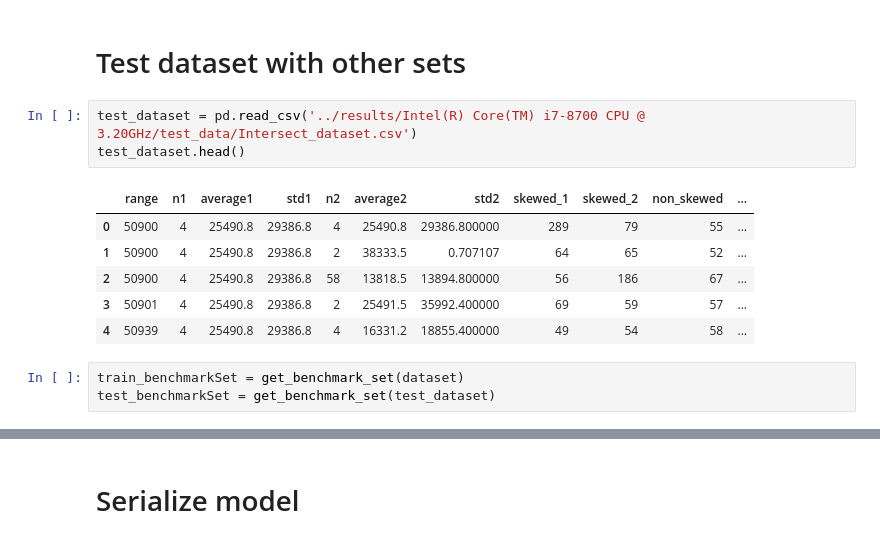
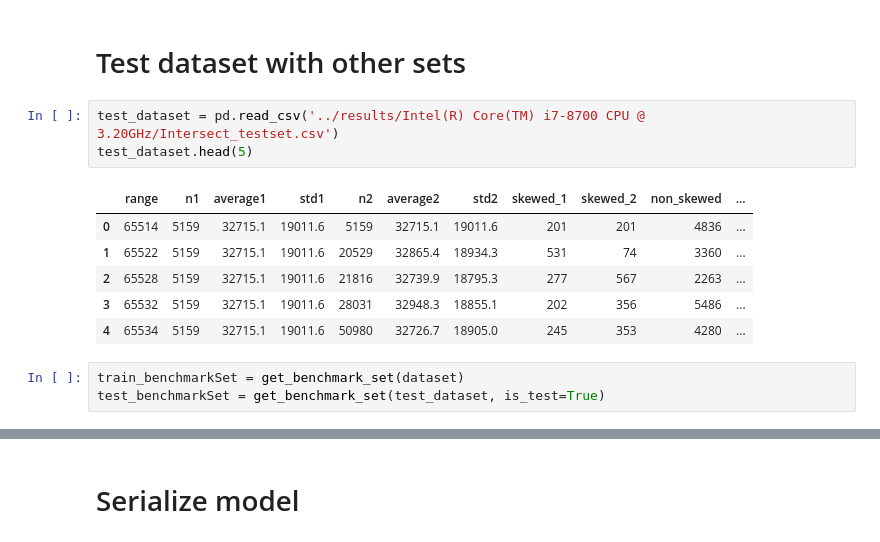
Before and after one commit to piotte13/AI-for-Set-Operations, a Jupyter notebook: Machine Learning/ML Benchmarks.ipynb, the cells around one changed output, grey strips where cells are left out. Cells and saved outputs as stored; diff of their text form.

```diff
--- a/Machine Learning/ML Benchmarks.ipynb
+++ b/Machine Learning/ML Benchmarks.ipynb
@@ -192,15 +190,15 @@ With perfect prediction : 43.70
 # %% [markdown]
 # Test dataset with other sets
 # %%
-test_dataset = pd.read_csv('../results/Intel(R) Core(TM) i7-8700 CPU @ 3.20GHz/test_data/Intersect_dataset.csv')
-test_dataset.head()
+test_dataset = pd.read_csv('../results/Intel(R) Core(TM) i7-8700 CPU @ 3.20GHz/Intersect_testset.csv')
+test_dataset.head(5)
 # %% [output]
 |  | range | n1 | average1 | std1 | n2 | average2 | std2 | skewed_1 | skewed_2 | non_skewed | ... |
-| 0 | 50900 | 4 | 25490.8 | 29386.8 | 4 | 25490.8 | 29386.800000 | 289 | 79 | 55 | ... |
-| 1 | 50900 | 4 | 25490.8 | 29386.8 | 2 | 38333.5 | 0.707107 | 64 | 65 | 52 | ... |
-| 2 | 50900 | 4 | 25490.8 | 29386.8 | 58 | 13818.5 | 13894.800000 | 56 | 186 | 67 | ... |
-| 3 | 50901 | 4 | 25490.8 | 29386.8 | 2 | 25491.5 | 35992.400000 | 69 | 59 | 57 | ... |
-| 4 | 50939 | 4 | 25490.8 | 29386.8 | 4 | 16331.2 | 18855.400000 | 49 | 54 | 58 | ... |
+| 0 | 65514 | 5159 | 32715.1 | 19011.6 | 5159 | 32715.1 | 19011.6 | 201 | 201 | 4836 | ... |
+| 1 | 65522 | 5159 | 32715.1 | 19011.6 | 20529 | 32865.4 | 18934.3 | 531 | 74 | 3360 | ... |
+| 2 | 65528 | 5159 | 32715.1 | 19011.6 | 21816 | 32739.9 | 18795.3 | 277 | 567 | 2263 | ... |
+| 3 | 65532 | 5159 | 32715.1 | 19011.6 | 28031 | 32948.3 | 18855.1 | 202 | 356 | 5486 | ... |
+| 4 | 65534 | 5159 | 32715.1 | 19011.6 | 50980 | 32726.7 | 18905.0 | 245 | 353 | 4280 | ... |
 # %%
 train_benchmarkSet = get_benchmark_set(dataset)
-test_benchmarkSet = get_benchmark_set(test_dataset)
+test_benchmarkSet = get_benchmark_set(test_dataset, is_test=True)
```
Also changed, not shown: parts of 15 cells of this notebook, 14 other files.
